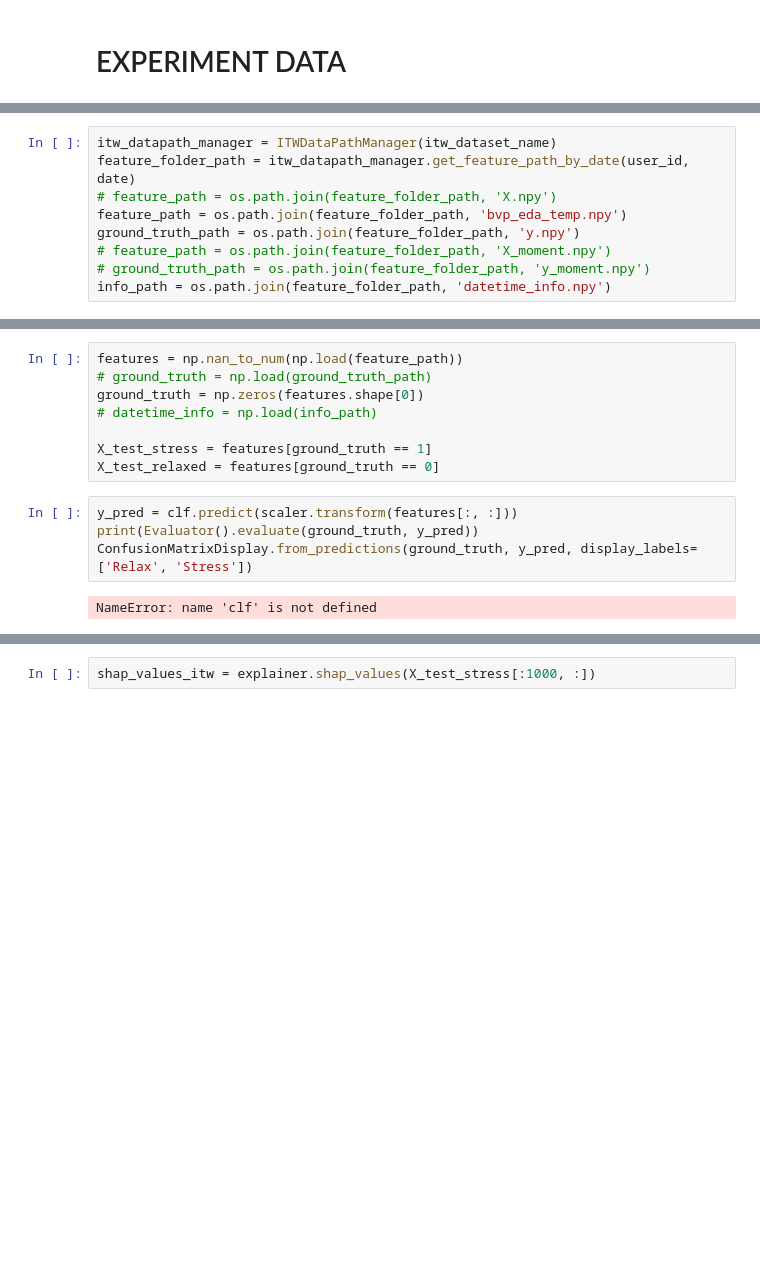
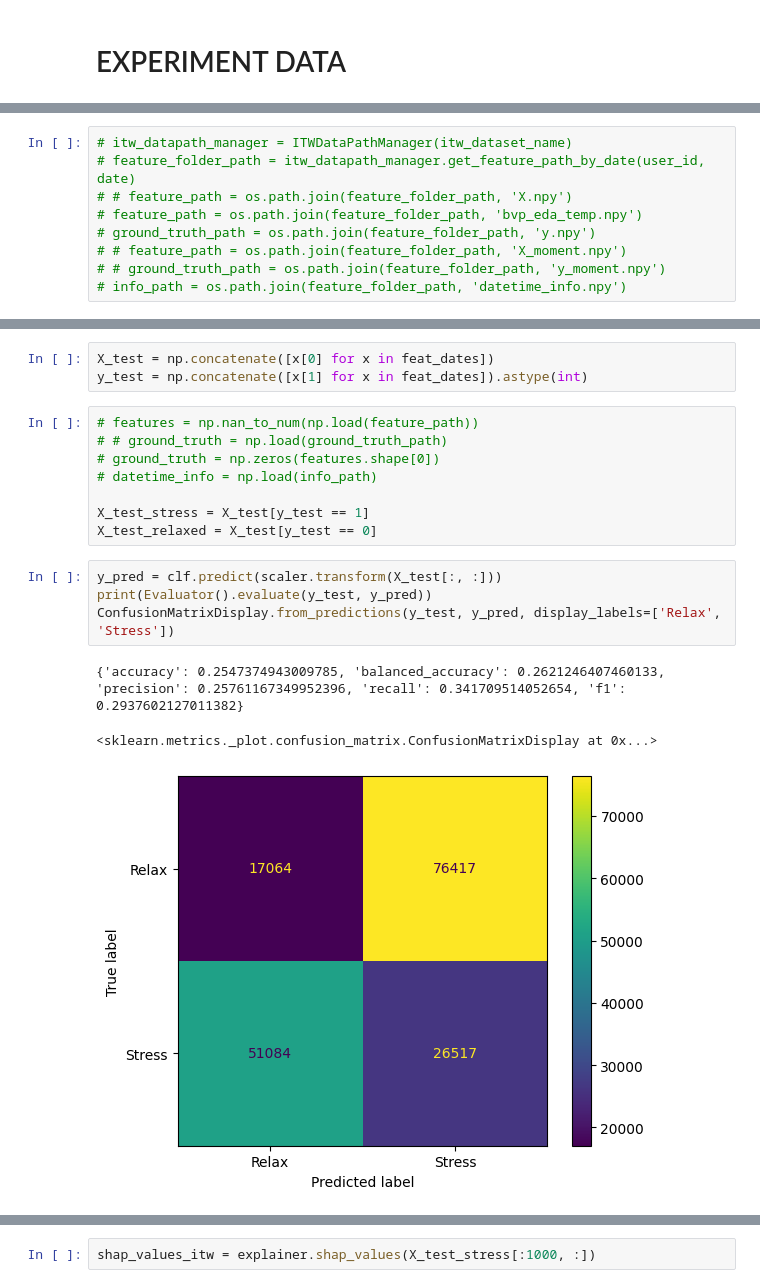
Before and after one commit to nvtu/Stress-Detection-Processor, a Jupyter notebook: experiment_scripts/feature_analysis.ipynb, the cells around one changed output, grey strips where cells are left out. Cells and saved outputs as stored; diff of their text form; blank space fills up the shorter version.

```diff
--- a/experiment_scripts/feature_analysis.ipynb
+++ b/experiment_scripts/feature_analysis.ipynb
@@ -344,9 +346,9 @@ date = '2022-09-12'
 # %%
-itw_datapath_manager = ITWDataPathManager(itw_dataset_name)
-feature_folder_path = itw_datapath_manager.get_feature_path_by_date(user_id, date)
-# feature_path = os.path.join(feature_folder_path, 'X.npy')
-feature_path = os.path.join(feature_folder_path, 'bvp_eda_temp.npy')
-ground_truth_path = os.path.join(feature_folder_path, 'y.npy')
-# feature_path = os.path.join(feature_folder_path, 'X_moment.npy')
-# ground_truth_path = os.path.join(feature_folder_path, 'y_moment.npy')
-info_path = os.path.join(feature_folder_path, 'datetime_info.npy')
+# itw_datapath_manager = ITWDataPathManager(itw_dataset_name)
+# feature_folder_path = itw_datapath_manager.get_feature_path_by_date(user_id, date)
+# # feature_path = os.path.join(feature_folder_path, 'X.npy')
+# feature_path = os.path.join(feature_folder_path, 'bvp_eda_temp.npy')
+# ground_truth_path = os.path.join(feature_folder_path, 'y.npy')
+# # feature_path = os.path.join(feature_folder_path, 'X_moment.npy')
+# # ground_truth_path = os.path.join(feature_folder_path, 'y_moment.npy')
+# info_path = os.path.join(feature_folder_path, 'datetime_info.npy')
@@ -353,17 +378,22 @@ info_path = os.path.join(feature_folder_path, 'datetime_info.npy')
+# %%
+X_test = np.concatenate([x[0] for x in feat_dates])
+y_test = np.concatenate([x[1] for x in feat_dates]).astype(int)
 # %%
-features = np.nan_to_num(np.load(feature_path))
-# ground_truth = np.load(ground_truth_path)
-ground_truth = np.zeros(features.shape[0])
+# features = np.nan_to_num(np.load(feature_path))
+# # ground_truth = np.load(ground_truth_path)
+# ground_truth = np.zeros(features.shape[0])
 # datetime_info = np.load(info_path)
 
-X_test_stress = features[ground_truth == 1]
-X_test_relaxed = features[ground_truth == 0]
+X_test_stress = X_test[y_test == 1]
+X_test_relaxed = X_test[y_test == 0]
 # %%
-y_pred = clf.predict(scaler.transform(features[:, :]))
-print(Evaluator().evaluate(ground_truth, y_pred))
-ConfusionMatrixDisplay.from_predictions(ground_truth, y_pred, display_labels=['Relax', 'Stress'])
+y_pred = clf.predict(scaler.transform(X_test[:, :]))
+print(Evaluator().evaluate(y_test, y_pred))
+ConfusionMatrixDisplay.from_predictions(y_test, y_pred, display_labels=['Relax', 'Stress'])
 # %% [output]
-NameError: name 'clf' is not defined
+{'accuracy': 0.2547374943009785, 'balanced_accuracy': 0.2621246407460133, 'precision': 0.25761167349952396, 'recall': 0.341709514052654, 'f1': 0.2937602127011382}
+<sklearn.metrics._plot.confusion_matrix.ConfusionMatrixDisplay at 0x...>
+[figure, added]
 # %%
 boxplot_by_features(X_train_stress, X_test_stress, X_train_relaxed, X_test_relaxed, labels = ['TrainS', 'TestS', 'TrainR', 'TestR'])
 # boxplot_by_features(X_test_stress, X_test_relaxed, labels = ['TestS', 'TestR'])
```
Also changed, not shown: parts of 9 cells of this notebook, 14 other files.
